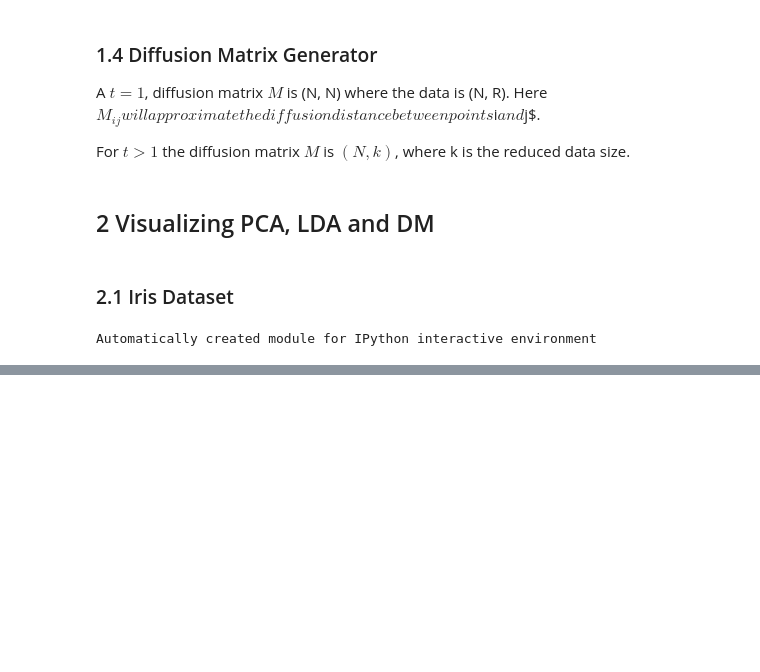
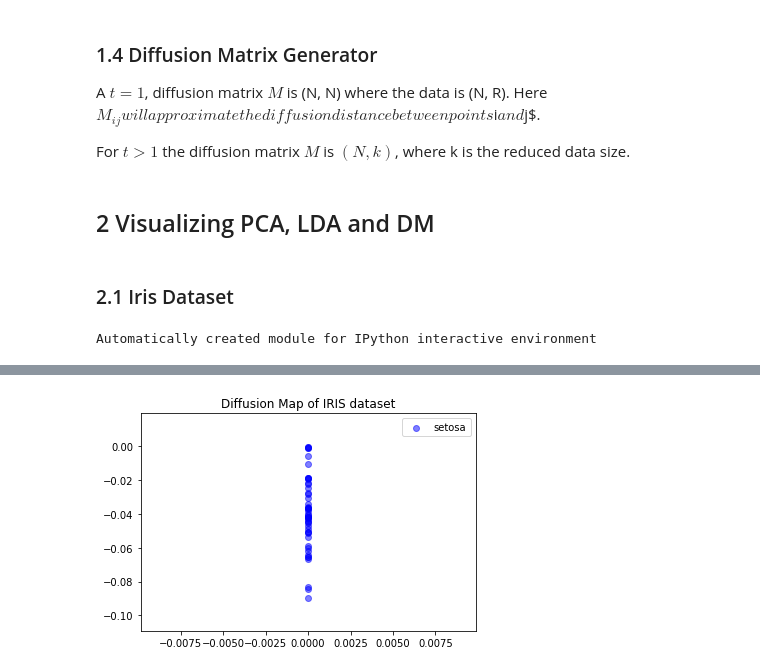
Before and after one commit to quorom/RFK-Diffusion-Map, a Jupyter notebook: Diffusion-Map.ipynb, the cells around one changed output, grey strips where cells are left out. Saved outputs shown, nothing was run; the diff lists cells and outputs as text; code cells hidden in the pictures; blank space fills up the shorter version.

```diff
--- a/Diffusion-Map.ipynb
+++ b/Diffusion-Map.ipynb
@@ -260,0 +249,12 @@ plt.show()
+# %%
+colors = ['blue']
+plt.figure()
+for color, i, target_name in zip(colors, [1], target_names):
+    plt.scatter(X_r3[y == i, 0], X_r3[y == i, 1], alpha=.5, color=color,
+                label=target_name)
+plt.legend(loc='best', shadow=False, scatterpoints=1)
+plt.title('Diffusion Map of IRIS dataset')
+
+plt.show()
+# %% [output]
+[figure, added]
```
Also changed, not shown: parts of 11 cells of this notebook.
